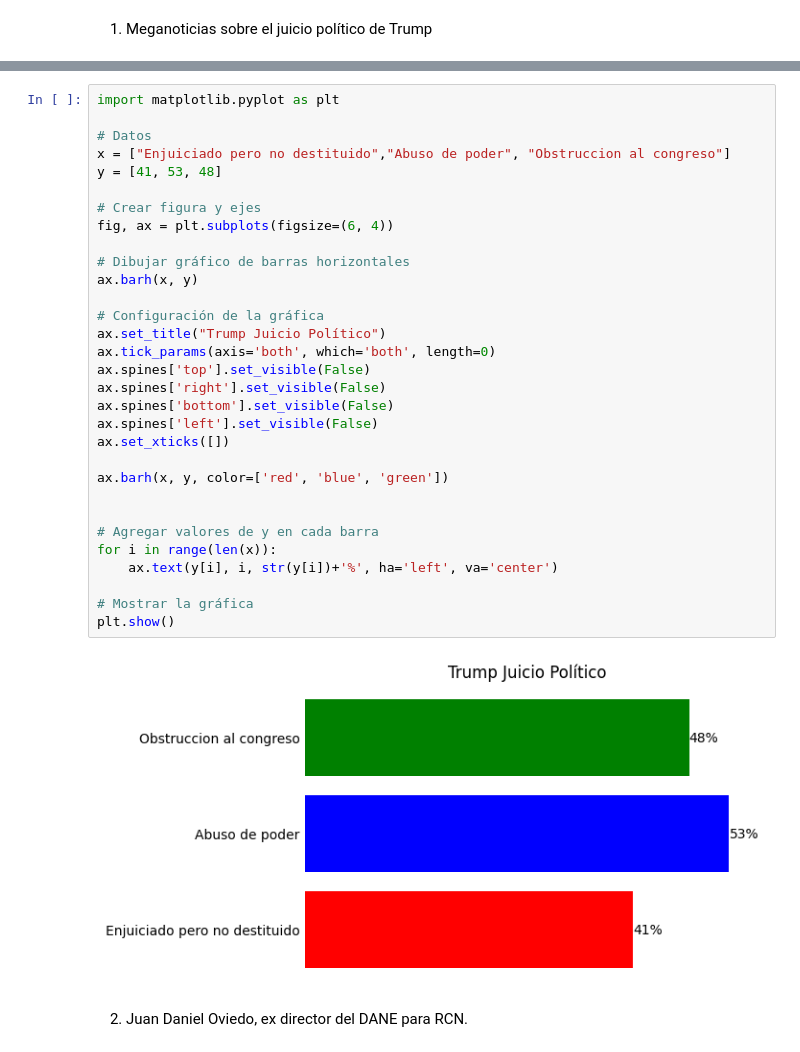
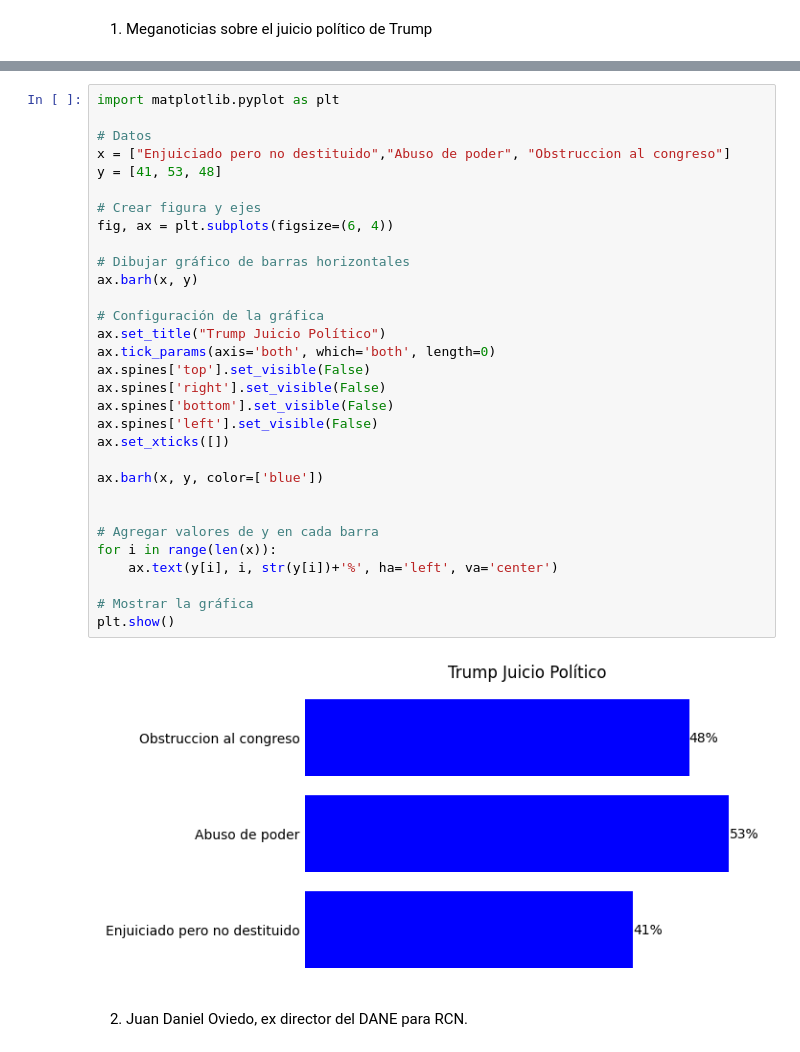
Before and after one commit to yninom/VISUALIZATION, a Jupyter notebook: visualization.ipynb, the cells around one changed output, grey strips where cells are left out. Saved outputs shown, nothing was run; the diff lists cells and outputs as text.

```diff
--- a/visualization.ipynb
+++ b/visualization.ipynb
@@ -12,35 +12,35 @@ import matplotlib.image as mpimg
 import matplotlib.pyplot as plt
 
 # Datos
 x = ["Enjuiciado pero no destituido","Abuso de poder", "Obstruccion al congreso"]
 y = [41, 53, 48]
 
 # Crear figura y ejes
 fig, ax = plt.subplots(figsize=(6, 4))
 
 # Dibujar gráfico de barras horizontales
 ax.barh(x, y)
 
 # Configuración de la gráfica
 ax.set_title("Trump Juicio Político")
 ax.tick_params(axis='both', which='both', length=0)
 ax.spines['top'].set_visible(False)
 ax.spines['right'].set_visible(False)
 ax.spines['bottom'].set_visible(False)
 ax.spines['left'].set_visible(False)
 ax.set_xticks([])
 
-ax.barh(x, y, color=['red', 'blue', 'green'])
+ax.barh(x, y, color=['blue'])
 
 
 # Agregar valores de y en cada barra
 for i in range(len(x)):
     ax.text(y[i], i, str(y[i])+'%', ha='left', va='center')
 
 # Mostrar la gráfica
 plt.show()
 # %% [output]
-[figure, old version]
+[figure, new version]
 # %% [markdown]
 2. Juan Daniel Oviedo, ex director del DANE para RCN.
 # %% [markdown]
```
